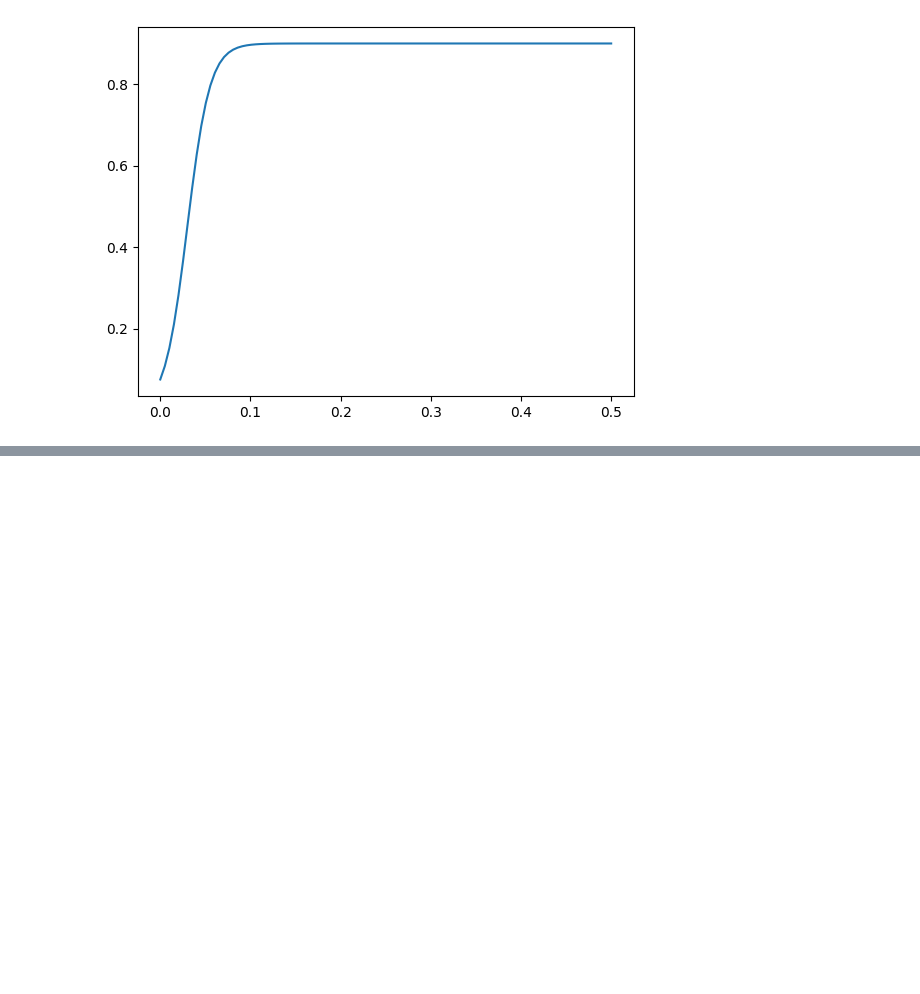
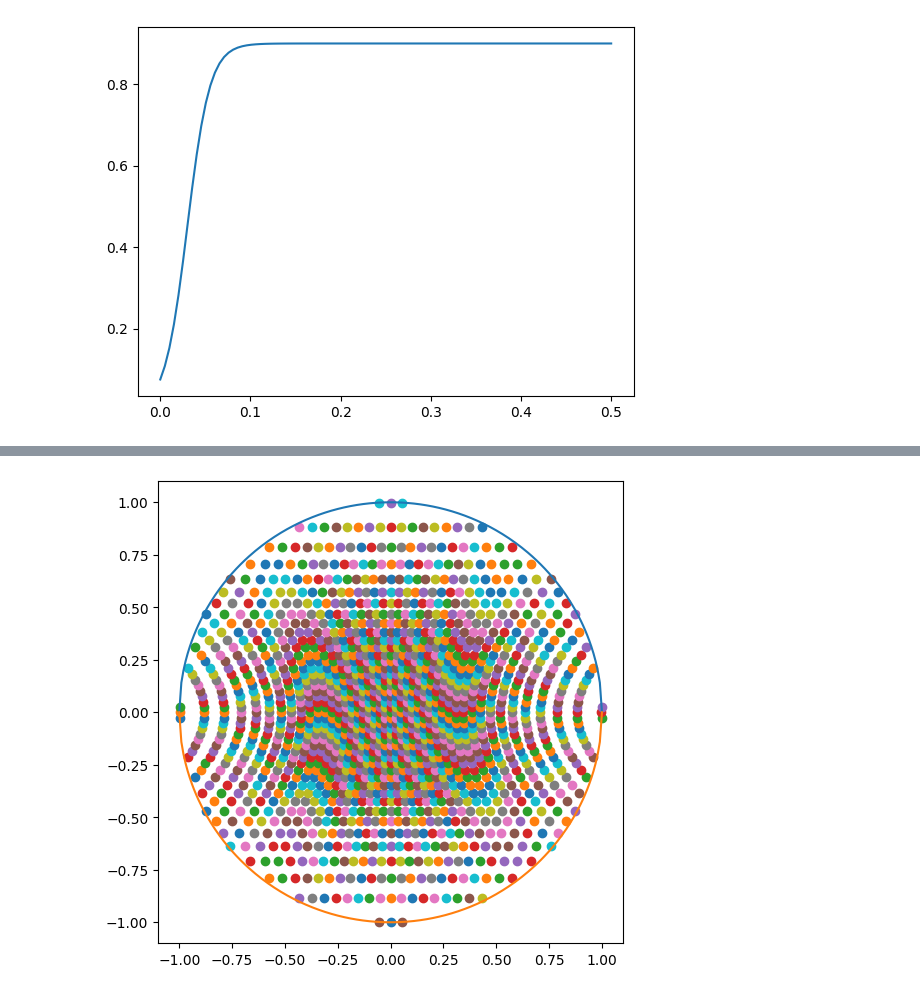
Before and after one commit to Schaeffer-Lab/Dec-2024-Shock-Data, a Jupyter notebook: particle_tracker.ipynb, the cells around one changed output, grey strips where cells are left out. Saved outputs shown, nothing was run; the diff lists cells and outputs as text; code cells hidden in the pictures; blank space fills up the shorter version.

```diff
--- a/particle_tracker.ipynb
+++ b/particle_tracker.ipynb
@@ -427,0 +416,99 @@ plt.scatter(theta_fine[max_index],max)
+# %%
+plt.figure(figsize = (6,6))
+
+#print(math.tan(math.atan(1)))
+
+import math
+import numpy as np
+import matplotlib.pyplot as plt
+def init_circ_slit(dtcc, r, deltatheta):
+    m_max = math.floor((1/deltatheta)*math.atan(r/dtcc))
+    m_min = -m_max
+    #print(m_max)
+    mspace = np.linspace(m_min,m_max,m_max-m_min+1)
+    narray = []
+    marray = []
+    for m in mspace:
+        z_m = dtcc*math.tan(m*deltatheta)
+        if abs(z_m) > r:
+            z_m = (z_m/abs(z_m))*(abs(z_m)-(1e-15))
+        #print(z_m)
+        #print(f"{m}", end='\r')
+        y_max = np.sqrt((r**2)-(z_m**2))
+        n_max = math.floor((1/deltatheta)*math.atan(y_max/dtcc))
+        y_max_corr = 2*r
+        z_m_corr = 2*r
+        while (y_max_corr**2)+(z_m_corr**2) > r**2:
+            z_m_corr = z_m/math.cos((n_max*deltatheta))
+            y_max_corr = dtcc*math.tan(n_max*deltatheta)
+            if (y_max_corr**2)+(z_m_corr**2) > r**2:
+                n_max = n_max-1
+        n_min = -n_max
+        nspace = np.linspace(n_min,n_max,n_max-n_min+1)
+        narray.append(nspace)
+        #marray.append(m*np.ones(n_max-n_min+1))
+        #for n in nspace:
+            #plt.scatter(dtcc*math.tan(n*deltatheta),dtcc*math.tan(m*deltatheta))
+    return narray, m_min, m_max #, marray
+
+def init_circ_boundary(dtcc, r, deltatheta):
+    theta_axis = math.atan(r/dtcc)
+    thetarange = np.linspace(0,2*math.pi,int(2*math.pi/deltatheta)+1)
+    i = 0
+    vy = np.zeros(len(thetarange))
+    vz = np.zeros(len(thetarange))
+    while i < len(thetarange):
+        vy[i] = math.sin(theta_axis)*math.cos(thetarange[i])
+        vz[i] = math.sin(theta_axis)*math.sin(thetarange[i])
+        i = i+1
+    vx = math.cos(theta_axis)
+    return vx, vy, vz
+
+
+dtcc = 0.5
+r = 1
+deltatheta = 4*0.0040
+N, m_min, m_max= init_circ_slit(dtcc,r,deltatheta*math.pi)
+len_array = np.zeros(m_max-m_min+1)
+for i in range(m_max-m_min+1):
+    len_array[i] = len(N[i])
+target_array = np.zeros((m_max-m_min+1),(np.max(len_array)-np.min(len_array)+1))
+
+
+vx,vy,vz = init_circ_boundary(dtcc, r, 10*deltatheta*math.pi)
+
+
+#loop for going through each particle
+i = 0
+n_part = 0
+while i < (m_max-m_min+1):
+    for j in N[i]:
+        n = j
+        m = i+m_min
+        plt.scatter(dtcc*math.tan(m*deltatheta*math.pi)*(1/math.cos(n*deltatheta*math.pi)),dtcc*math.tan(n*deltatheta*math.pi))
+        #plt.scatter(dtcc*math.tan(m*deltatheta*math.pi),dtcc*math.tan(n*deltatheta*math.pi))
+        n_part = n_part+1
+        #print(f"Processing item at index: {n_part}", end='\r')
+    i = i+1
+
+#loop for finding the area occupied by each particle
+
+
+
+print(n_part)
+
+x = np.linspace(-1,1,201)
+plt.plot(x,np.sqrt((1**2)-(x**2)))
+plt.plot(x,-np.sqrt((1**2)-(x**2)))
+
+scale = np.sqrt((dtcc**2)+(r**2))/r
+#plt.scatter(scale*vz,scale*vy)
+#print(vy)
+#print(vz)
+
+#plt.xlim(-0.5,-0.25)
+#plt.ylim(-1,-0.75)
+
+#plt.ylim(-0.75,-0.5)
+#plt.xlim(0.75,1)
+# %% [output]
@@ -427,0 +516 @@ plt.scatter(theta_fine[max_index],max)
+[figure, added]
```
Also changed, not shown: parts of 7 cells of this notebook.
